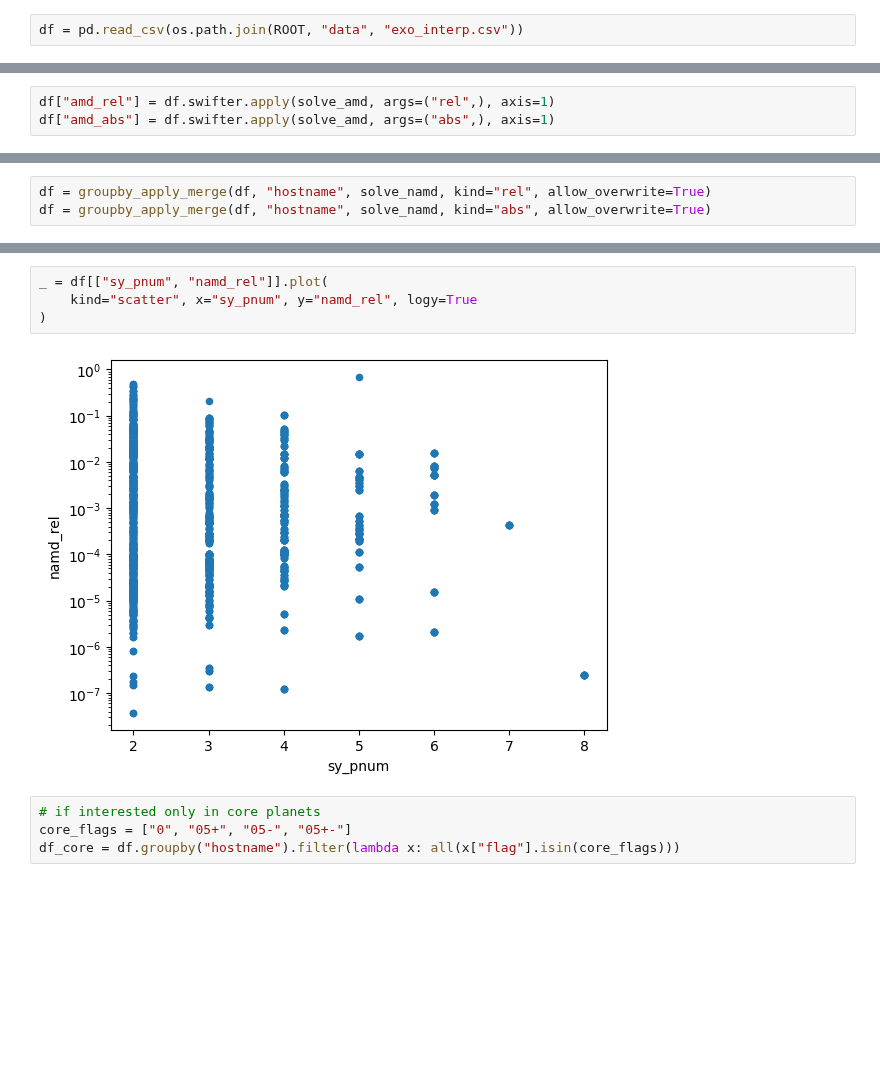
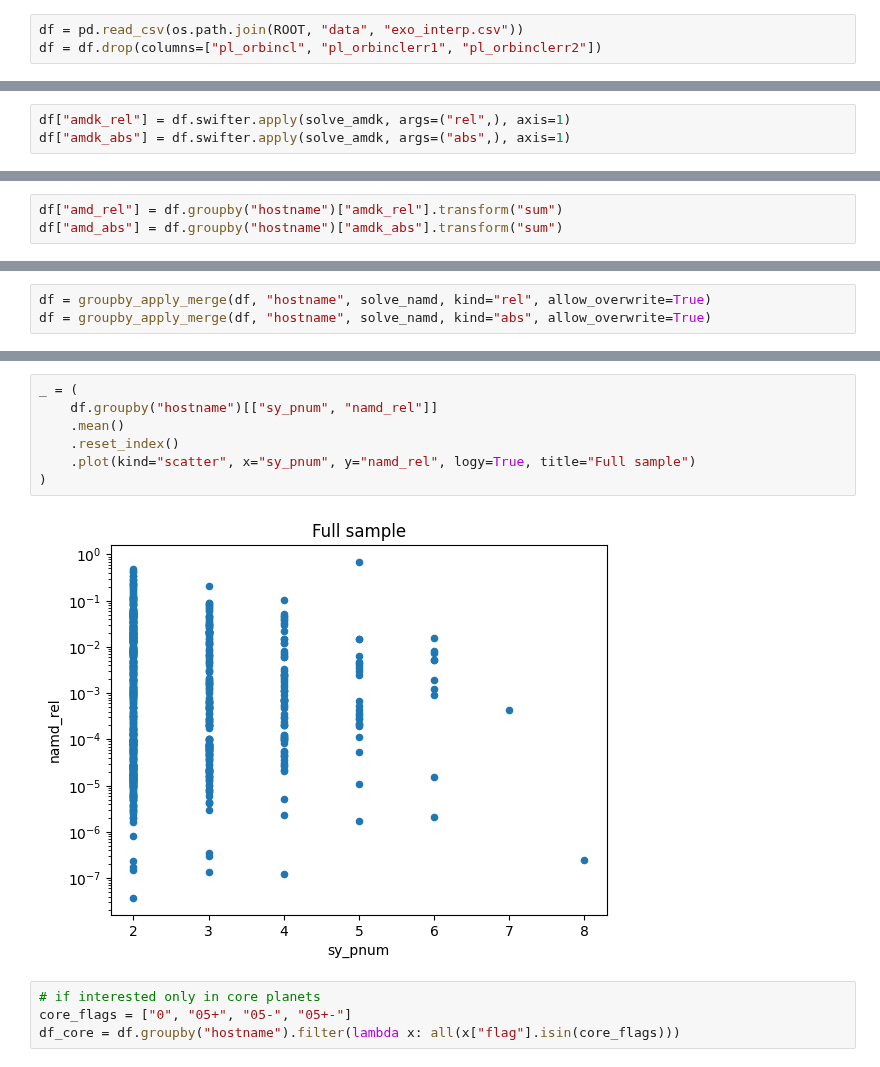
Before and after one commit to abocchieri/ExoNAMD, a Jupyter notebook: notebooks/api.ipynb, the cells around one changed output, grey strips where cells are left out. Cells and saved outputs as stored; diff of their text form; blank space fills up the shorter version.

Commit message:
differentiated amdk and amd

```diff
--- a/notebooks/api.ipynb
+++ b/notebooks/api.ipynb
@@ -240,10 +240,11 @@ df[
 df.to_csv(os.path.join(ROOT, "data", "exo_interp.csv"), index=False)
 # %%
 df = pd.read_csv(os.path.join(ROOT, "data", "exo_interp.csv"))
+df = df.drop(columns=["pl_orbincl", "pl_orbinclerr1", "pl_orbinclerr2"])
 # %% [markdown]
 ### Task 8: computing the AMD
 # %% [markdown]
 Solve the relative and absolute amd
 # %%
-df["amd_rel"] = df.swifter.apply(solve_amd, args=("rel",), axis=1)
-df["amd_abs"] = df.swifter.apply(solve_amd, args=("abs",), axis=1)
+df["amdk_rel"] = df.swifter.apply(solve_amdk, args=("rel",), axis=1)
+df["amdk_abs"] = df.swifter.apply(solve_amdk, args=("abs",), axis=1)
@@ -250 +253,4 @@ df["amd_abs"] = df.swifter.apply(solve_amd, args=("abs",), axis=1)
+# %%
+df["amd_rel"] = df.groupby("hostname")["amdk_rel"].transform("sum")
+df["amd_abs"] = df.groupby("hostname")["amdk_abs"].transform("sum")
 # %%
@@ -283,11 +277,14 @@ _ = df[["namd_rel", "namd_abs"]].plot(
 # %% [output]
 [figure]
 # %%
-_ = df[["sy_pnum", "namd_rel"]].plot(
-    kind="scatter", x="sy_pnum", y="namd_rel", logy=True
+_ = (
+    df.groupby("hostname")[["sy_pnum", "namd_rel"]]
+    .mean()
+    .reset_index()
+    .plot(kind="scatter", x="sy_pnum", y="namd_rel", logy=True, title="Full sample")
 )
 # %% [output]
-[figure, old version]
+[figure, new version]
 # %%
 # if interested only in core planets
 core_flags = ["0", "05+", "05-", "05+-"]
```
Also changed, not shown: parts of 22 cells of this notebook, 2 other files.
